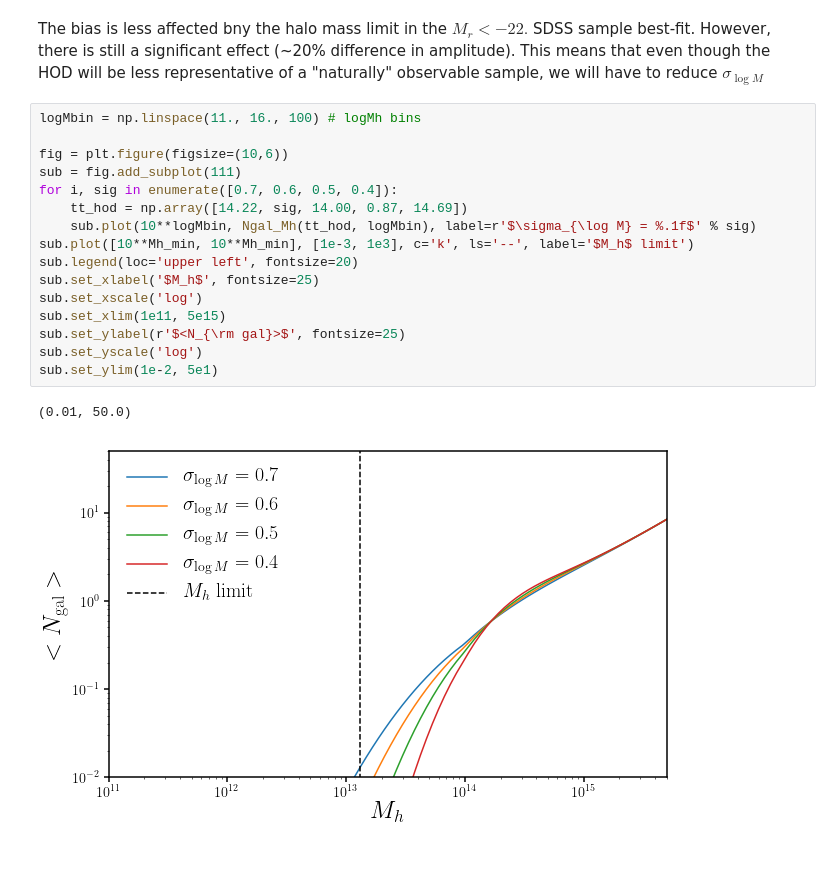
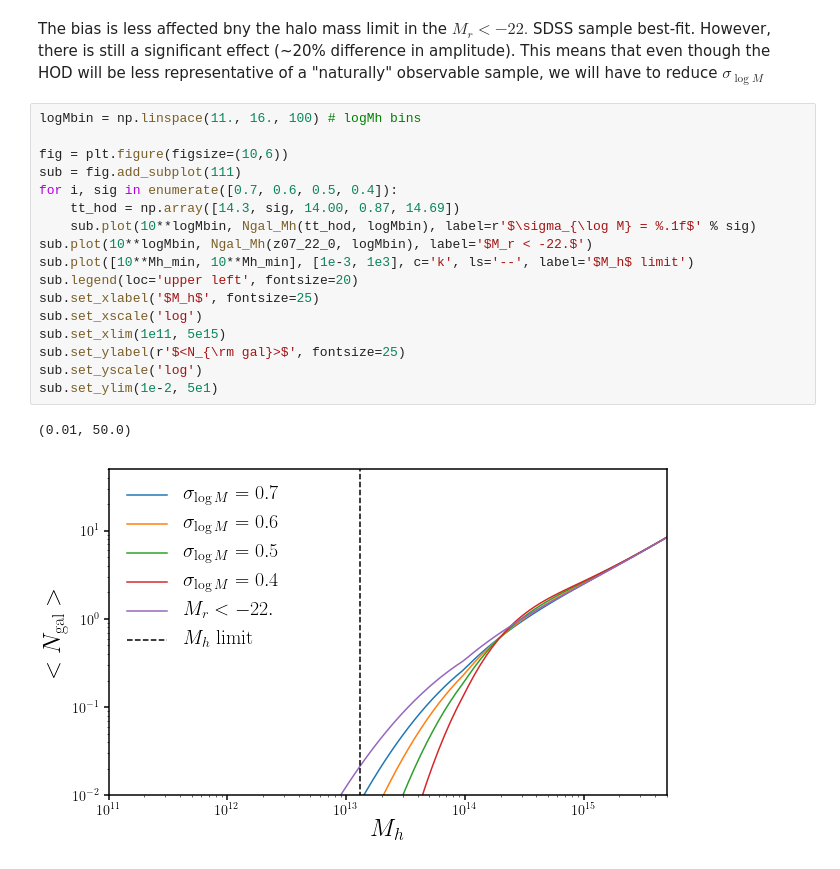
Before and after one commit to changhoonhahn/eMaNu, a Jupyter notebook: notebook/hod/hod_fiducial.ipynb, the cells around one changed output. Drawn from its saved outputs; the diff is of its cells as text.

```diff
--- a/notebook/hod/hod_fiducial.ipynb
+++ b/notebook/hod/hod_fiducial.ipynb
@@ -215,21 +215,22 @@ The bias is less affected bny the halo mass limit in the $M_r < -22.$ SDSS sampl
 # %%
 logMbin = np.linspace(11., 16., 100) # logMh bins
 
 fig = plt.figure(figsize=(10,6))
 sub = fig.add_subplot(111)
 for i, sig in enumerate([0.7, 0.6, 0.5, 0.4]):
-    tt_hod = np.array([14.22, sig, 14.00, 0.87, 14.69])
+    tt_hod = np.array([14.3, sig, 14.00, 0.87, 14.69])
     sub.plot(10**logMbin, Ngal_Mh(tt_hod, logMbin), label=r'$\sigma_{\log M} = %.1f$' % sig)
+sub.plot(10**logMbin, Ngal_Mh(z07_22_0, logMbin), label='$M_r < -22.$')
 sub.plot([10**Mh_min, 10**Mh_min], [1e-3, 1e3], c='k', ls='--', label='$M_h$ limit')
 sub.legend(loc='upper left', fontsize=20)
 sub.set_xlabel('$M_h$', fontsize=25)
 sub.set_xscale('log')
 sub.set_xlim(1e11, 5e15)
 sub.set_ylabel(r'$<N_{\rm gal}>$', fontsize=25)
 sub.set_yscale('log')
 sub.set_ylim(1e-2, 5e1)
 # %% [output]
 (0.01, 50.0)
-[figure, old version]
+[figure, new version]
 # %%
 fig = plt.figure(figsize=(16,8))
```
Also changed, not shown: parts of 3 cells of this notebook.
